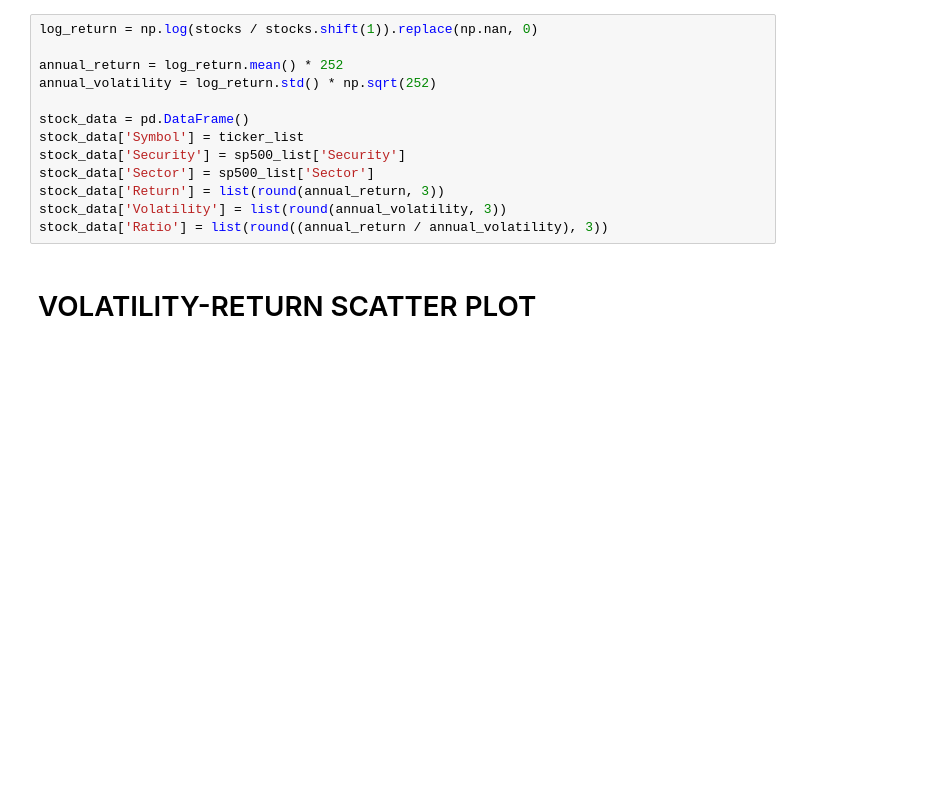
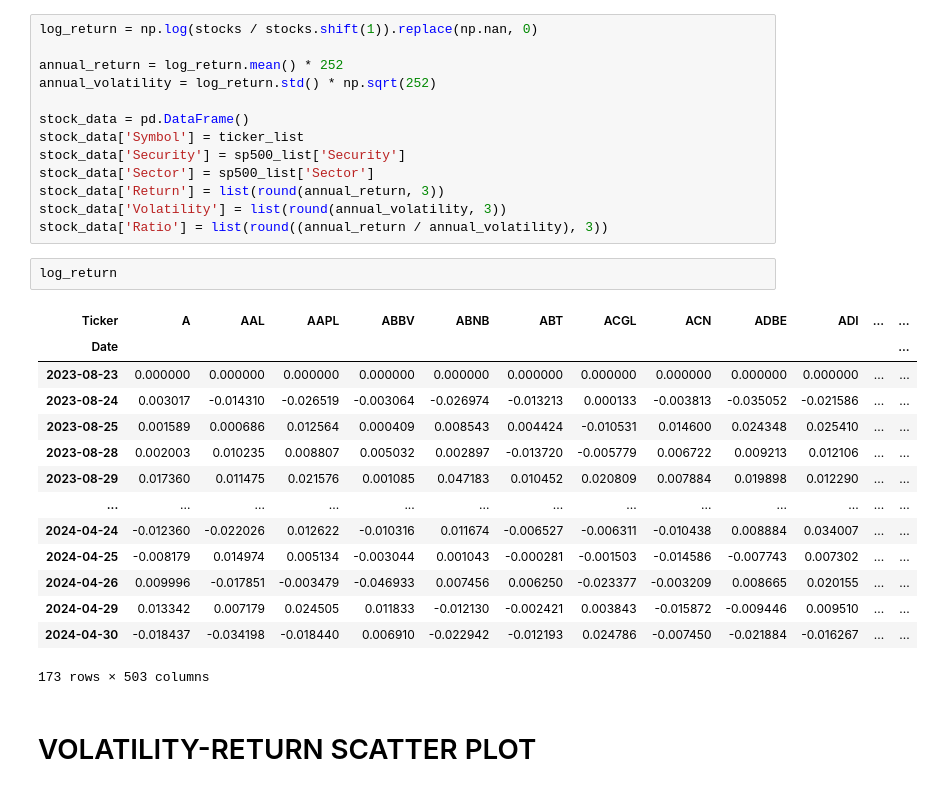
Before and after one commit to Zozz98/Finance-Economics, a Jupyter notebook: sandbox.ipynb, the cells around one changed output. Drawn from its saved outputs; the diff is of its cells as text; blank space fills up the shorter version.

```diff
--- a/sandbox.ipynb
+++ b/sandbox.ipynb
@@ -53,6 +55,23 @@ stock_data['Sector'] = sp500_list['Sector']
 stock_data['Return'] = list(round(annual_return, 3))
 stock_data['Volatility'] = list(round(annual_volatility, 3))
 stock_data['Ratio'] = list(round((annual_return / annual_volatility), 3))
+# %%
+log_return
+# %% [output]
+| Ticker | A | AAL | AAPL | ABBV | ABNB | ABT | ACGL | ACN | ADBE | ADI | ... | ... |
+| Date |  |  |  |  |  |  |  |  |  |  |  | ... |
+| 2023-08-23 | 0.000000 | 0.000000 | 0.000000 | 0.000000 | 0.000000 | 0.000000 | 0.000000 | 0.000000 | 0.000000 | 0.000000 | ... | ... |
+| 2023-08-24 | 0.003017 | -0.014310 | -0.026519 | -0.003064 | -0.026974 | -0.013213 | 0.000133 | -0.003813 | -0.035052 | -0.021586 | ... | ... |
+| 2023-08-25 | 0.001589 | 0.000686 | 0.012564 | 0.000409 | 0.008543 | 0.004424 | -0.010531 | 0.014600 | 0.024348 | 0.025410 | ... | ... |
+| 2023-08-28 | 0.002003 | 0.010235 | 0.008807 | 0.005032 | 0.002897 | -0.013720 | -0.005779 | 0.006722 | 0.009213 | 0.012106 | ... | ... |
+| 2023-08-29 | 0.017360 | 0.011475 | 0.021576 | 0.001085 | 0.047183 | 0.010452 | 0.020809 | 0.007884 | 0.019898 | 0.012290 | ... | ... |
+| ... | ... | ... | ... | ... | ... | ... | ... | ... | ... | ... | ... | ... |
+| 2024-04-24 | -0.012360 | -0.022026 | 0.012622 | -0.010316 | 0.011674 | -0.006527 | -0.006311 | -0.010438 | 0.008884 | 0.034007 | ... | ... |
+| 2024-04-25 | -0.008179 | 0.014974 | 0.005134 | -0.003044 | 0.001043 | -0.000281 | -0.001503 | -0.014586 | -0.007743 | 0.007302 | ... | ... |
+| 2024-04-26 | 0.009996 | -0.017851 | -0.003479 | -0.046933 | 0.007456 | 0.006250 | -0.023377 | -0.003209 | 0.008665 | 0.020155 | ... | ... |
+| 2024-04-29 | 0.013342 | 0.007179 | 0.024505 | 0.011833 | -0.012130 | -0.002421 | 0.003843 | -0.015872 | -0.009446 | 0.009510 | ... | ... |
+| 2024-04-30 | -0.018437 | -0.034198 | -0.018440 | 0.006910 | -0.022942 | -0.012193 | 0.024786 | -0.007450 | -0.021884 | -0.016267 | ... | ... |
+173 rows × 503 columns
 # %% [markdown]
 # VOLATILITY-RETURN SCATTER PLOT
 # %%
```
Also changed, not shown: parts of 22 cells of this notebook.
